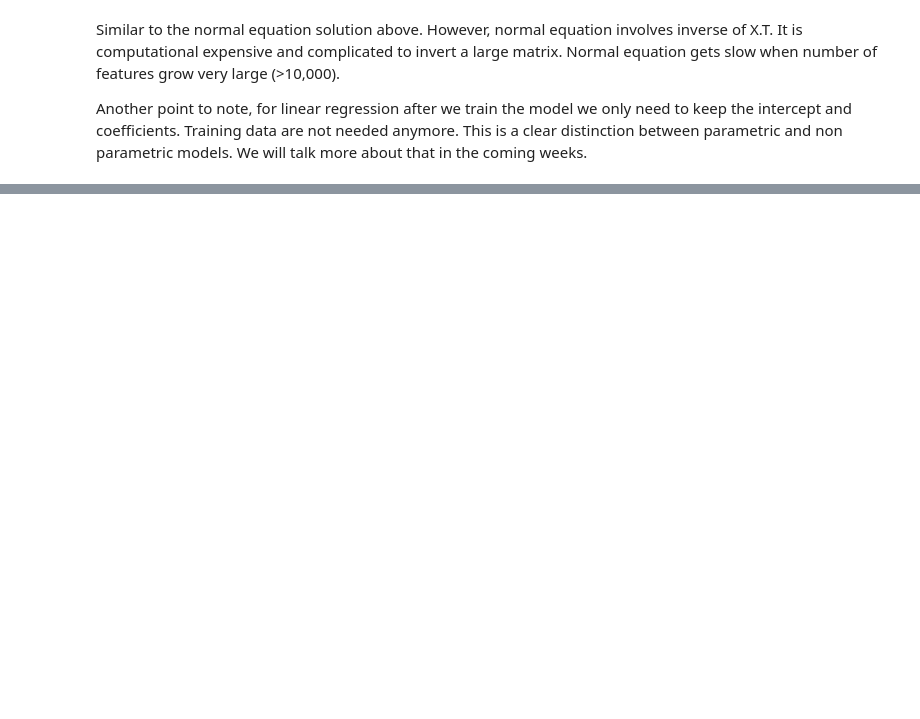
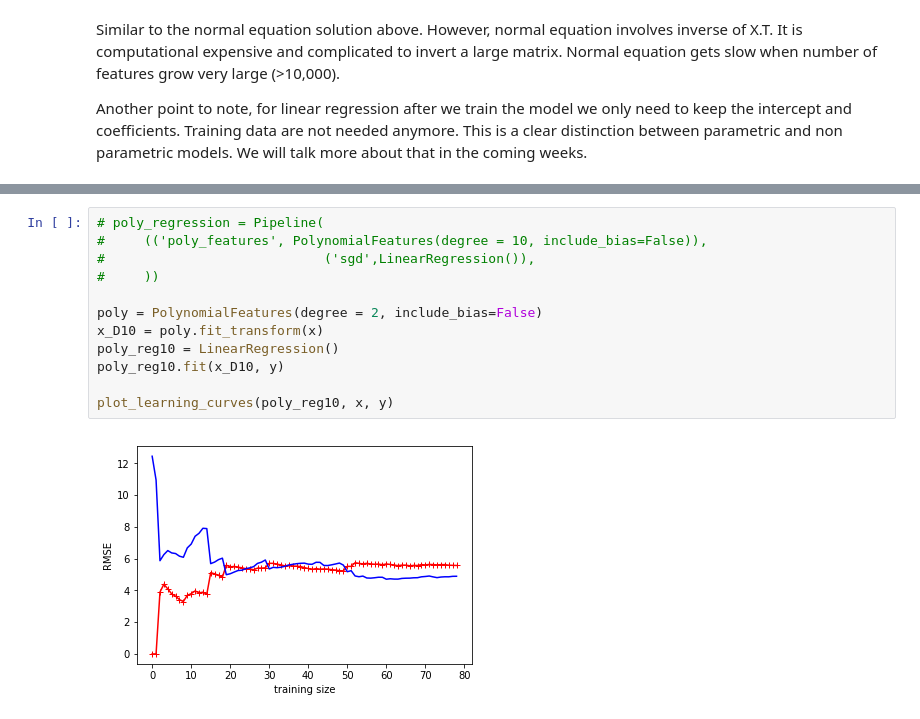
Before and after one commit to reality666/amateur-machine, a Jupyter notebook: Linear regression.ipynb, the cells around one changed output, grey strips where cells are left out. Cells and saved outputs as stored; diff of their text form; blank space fills up the shorter version.

```diff
--- a/Linear regression.ipynb
+++ b/Linear regression.ipynb
@@ -109,0 +277,14 @@ https://towardsdatascience.com/understanding-the-mathematics-behind-gradient-des
+# %%
+# poly_regression = Pipeline(
+#     (('poly_features', PolynomialFeatures(degree = 10, include_bias=False)),
+#                            ('sgd',LinearRegression()),
+#     ))
+
+poly = PolynomialFeatures(degree = 2, include_bias=False)
+x_D10 = poly.fit_transform(x)
+poly_reg10 = LinearRegression()
+poly_reg10.fit(x_D10, y)
+
+plot_learning_curves(poly_reg10, x, y)
+# %% [output]
+[figure, added]
```
Also changed, not shown: parts of 25 cells of this notebook.
